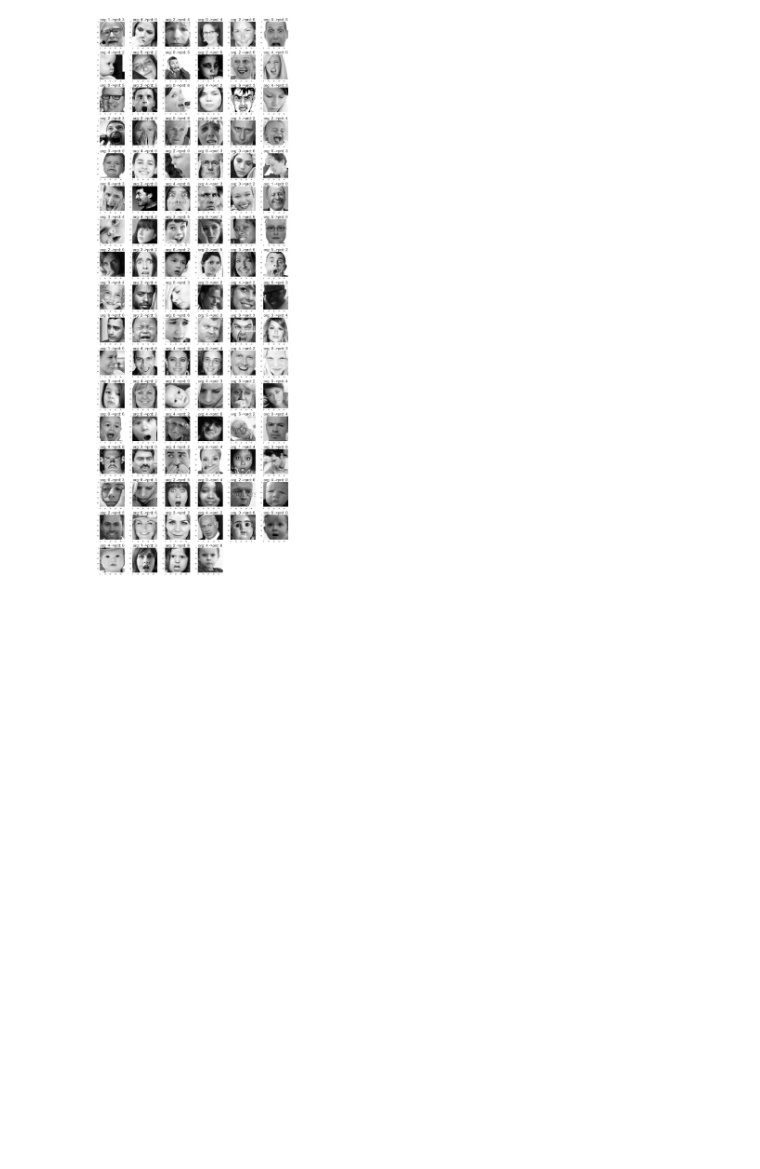
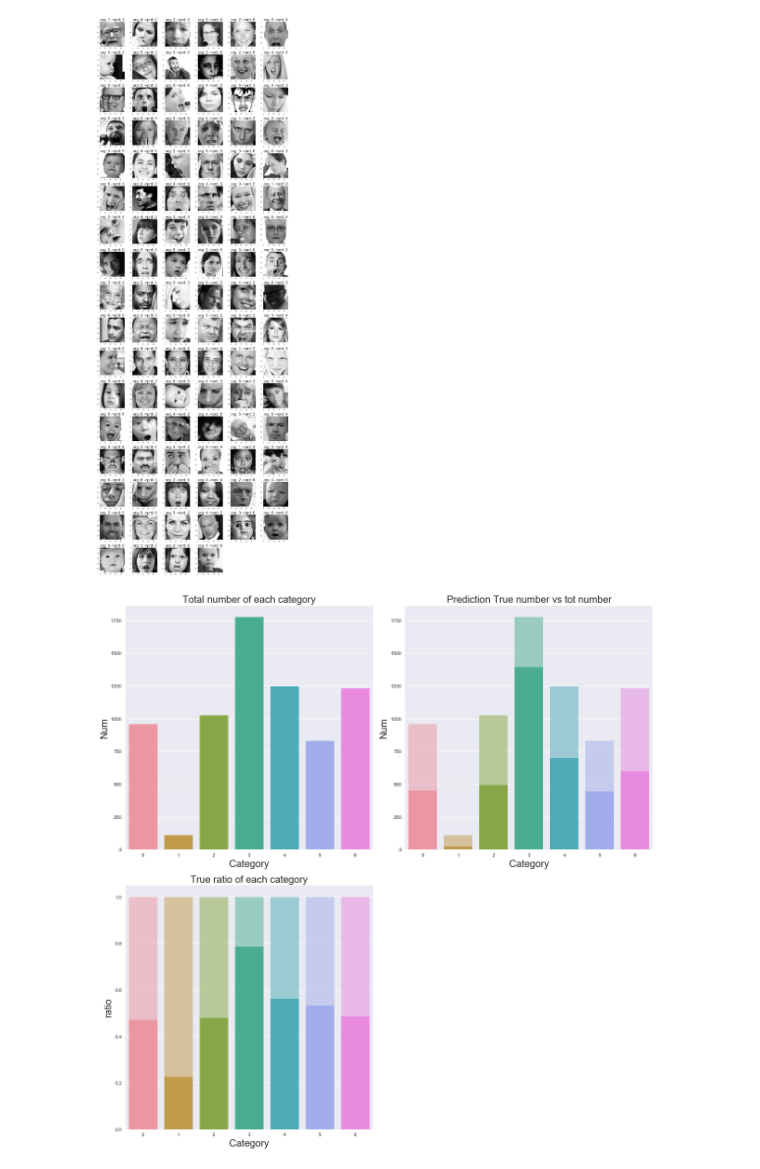
Before and after one commit to yjsuh-sub/team-project-image, a Jupyter notebook: YG/false image drawing.ipynb, the cells around one changed output. Drawn from its saved outputs; the diff is of its cells as text; code cells hidden in the pictures; blank space fills up the shorter version.

```diff
--- a/YG/false image drawing.ipynb
+++ b/YG/false image drawing.ipynb
@@ -99,3 +99,40 @@ Wall time: 0 ns
 draw_result(Al[:100])
 # %%
 draw_result(Tr[:100])
+# %%
+"""
+
+fin = pd.DataFrame({"pred_y":pred_y,"test_y":test_y,"ind":range(len(pred_y))})
+T = fin["pred_y"] == fin["test_y"]
+F = fin["pred_y"] != fin["test_y"]
+Tr = fin.ind[T].values
+Fa = fin.ind[F].values
+Al = fin.ind.values
+
+"""
+# %%
+def result_show0():
+    plt.figure(figsize=(16,16))
+    plt.subplot(221)
+    sns.barplot(fin["test_y"].value_counts().index,fin["test_y"].value_counts().values)
+    plt.title("Total number of each category", size = 20)
+    plt.ylabel("Num",size=20)
+    plt.xlabel("Category", size = 20)
+    plt.subplot(222)
+    sns.barplot(fin["test_y"].value_counts().index, fin["test_y"].value_counts().values,alpha=0.5)
+    sns.barplot(fin["test_y"].value_counts().index, fin[T]["test_y"].value_counts().values )
+    plt.title("Prediction True number vs tot number",size=20)
+    plt.xlabel("Category", size = 20)
+    plt.ylabel("Num", size=20)
+    plt.subplot(223)
+    sns.barplot(fin["test_y"].value_counts().index, [1,1,1,1,1,1,1], alpha=0.5)
+    sns.barplot(fin["test_y"].value_counts().index, (fin[T]["test_y"].value_counts().values)/(fin["test_y"].value_counts().values))
+    plt.title("True ratio of each category", size = 20)
+    plt.xlabel("Category",size=20)
+    plt.ylabel("ratio",size=20)
+    plt.tight_layout()
+    plt.show()
+# %%
+result_show0()
+# %% [output]
+[figure, added]
```
Also changed, not shown: parts of 7 cells of this notebook, 2 other files.
